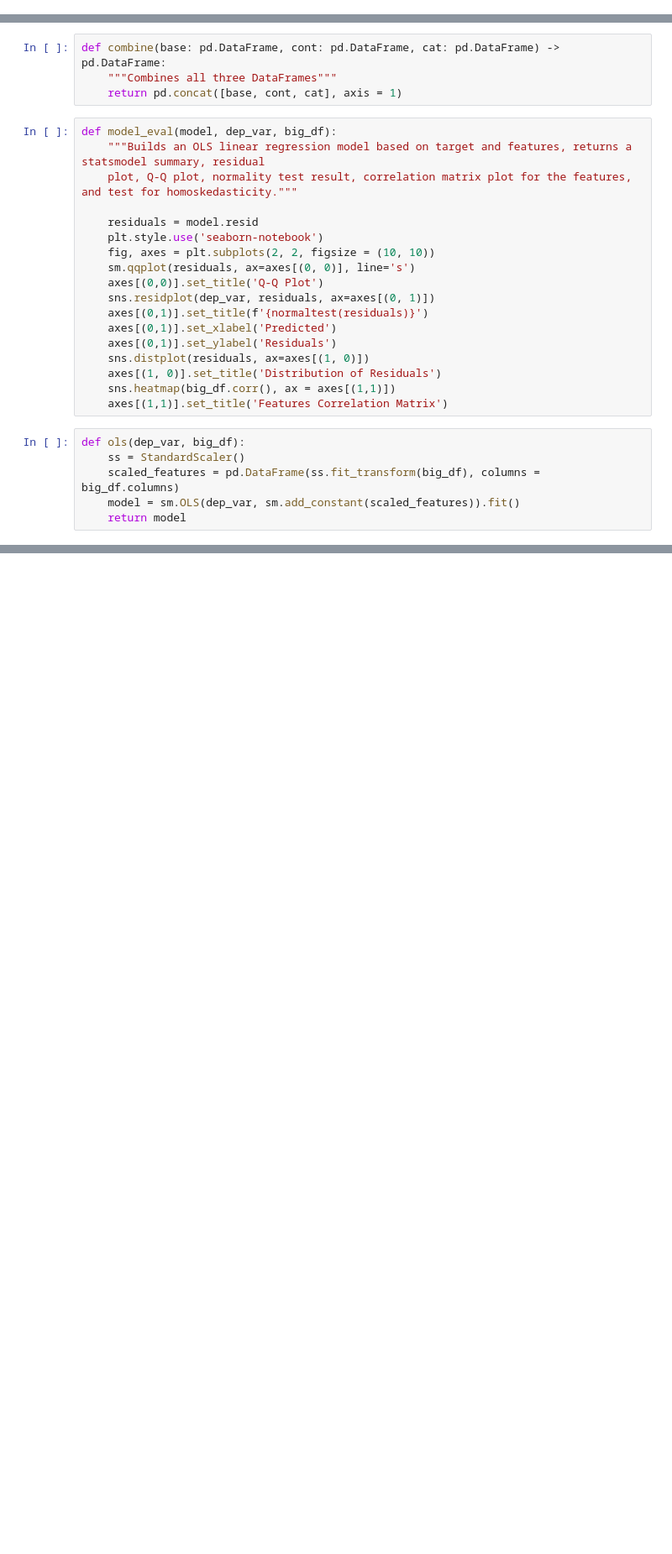
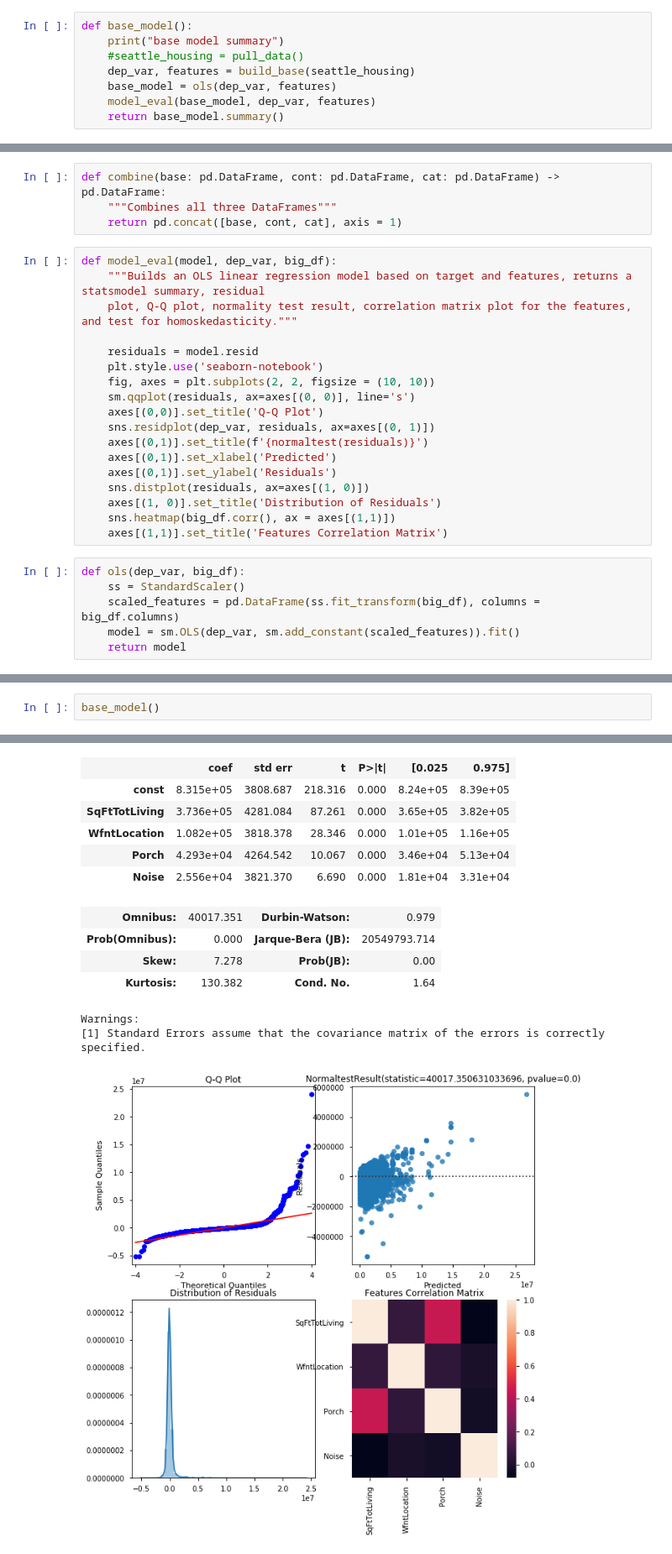
Before and after one commit to wvsharber/seattle_housing_linear_reg, a Jupyter notebook: model_builder.ipynb, the cells around one changed output, grey strips where cells are left out. Shown at 84% size. Cells and saved outputs as stored; diff of their text form; blank space fills up the shorter version.

```diff
--- a/model_builder.ipynb
+++ b/model_builder.ipynb
@@ -14,5 +14,13 @@ from scipy.stats import normaltest
 # %%
 seattle_housing = pull_data()
+# %%
+def base_model():
+    print("base model summary")
+    #seattle_housing = pull_data()
+    dep_var, features = build_base(seattle_housing)
+    base_model = ols(dep_var, features)
+    model_eval(base_model, dep_var, features)
+    return base_model.summary()
 # %%
 def model(con_var: List[str], cat_var: List[str]) -> None:
     """makes model, gets report, display stats"""
@@ -174,0 +254,3 @@ Warnings:
+# %%
+base_model()
+# %% [output]
@@ -175,2 +268,15 @@ Warnings:
+|  | coef | std err | t | P>|t| | [0.025 | 0.975] |
+| const | 8.315e+05 | 3808.687 | 218.316 | 0.000 | 8.24e+05 | 8.39e+05 |
+| SqFtTotLiving | 3.736e+05 | 4281.084 | 87.261 | 0.000 | 3.65e+05 | 3.82e+05 |
+| WfntLocation | 1.082e+05 | 3818.378 | 28.346 | 0.000 | 1.01e+05 | 1.16e+05 |
+| Porch | 4.293e+04 | 4264.542 | 10.067 | 0.000 | 3.46e+04 | 5.13e+04 |
+| Noise | 2.556e+04 | 3821.370 | 6.690 | 0.000 | 1.81e+04 | 3.31e+04 |
+| Omnibus: | 40017.351 | Durbin-Watson: | 0.979 |
+| Prob(Omnibus): | 0.000 | Jarque-Bera (JB): | 20549793.714 |
+| Skew: | 7.278 | Prob(JB): | 0.00 |
+| Kurtosis: | 130.382 | Cond. No. | 1.64 |
+Warnings:
+[1] Standard Errors assume that the covariance matrix of the errors is correctly specified.
+[figure, added]
 # %% [markdown]
 ## To Do
```
Also changed, not shown: parts of 12 cells of this notebook.
